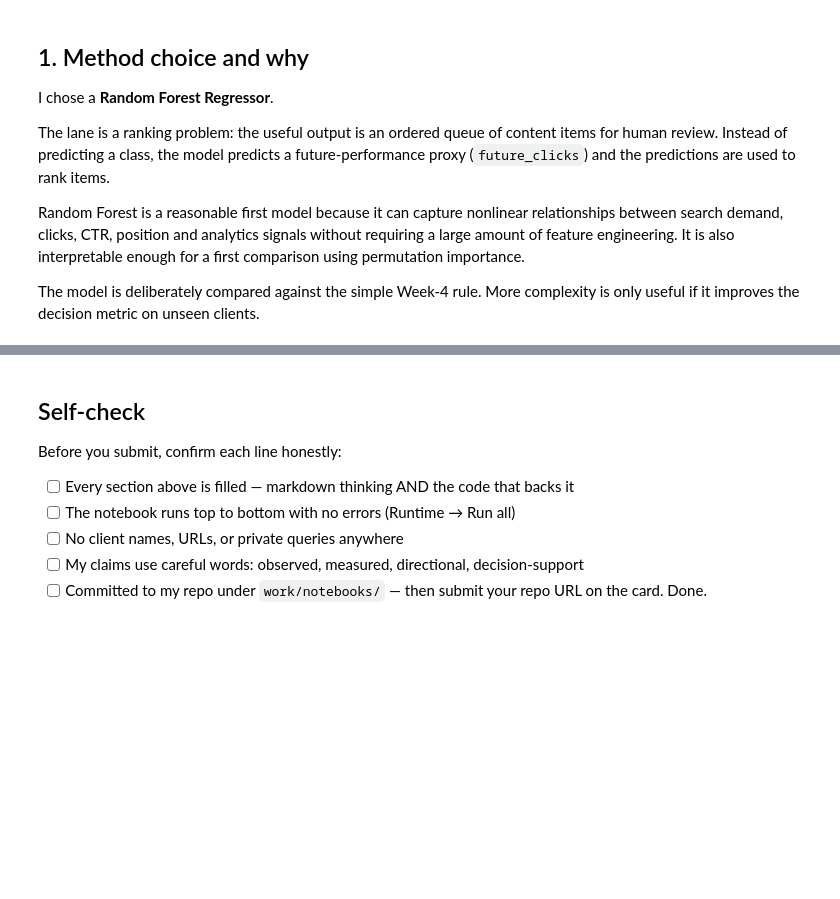
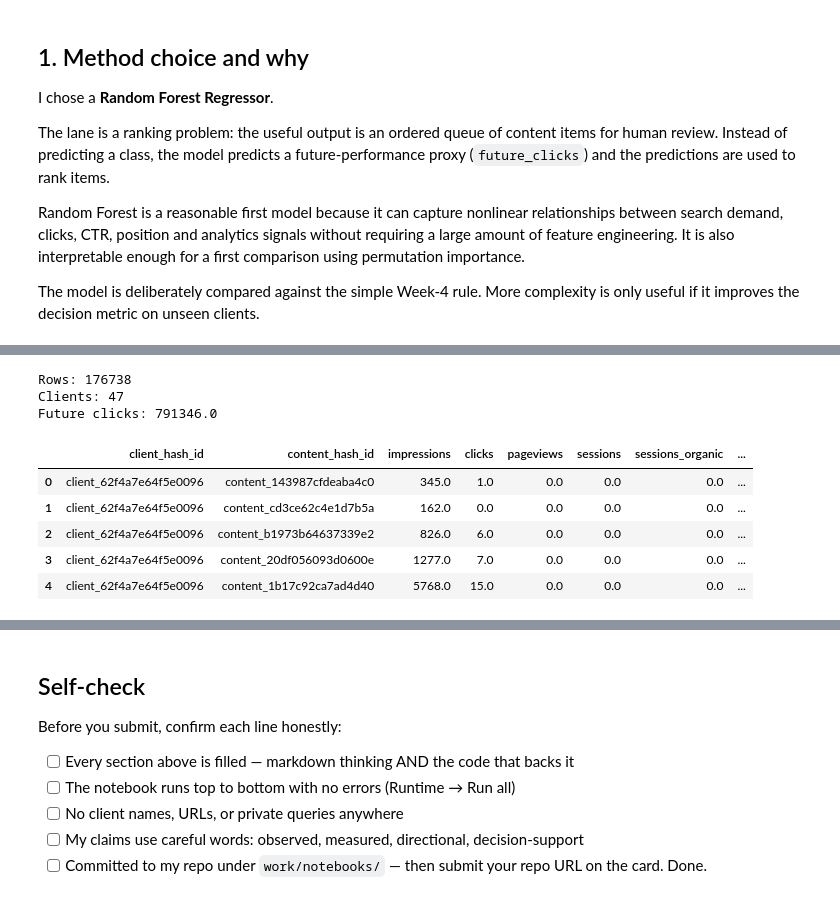
Before and after one commit to zainmatloob-cyber/ML-INTERN, a Jupyter notebook: work/notebooks/w05_model.ipynb, the cells around one changed output, grey strips where cells are left out. Drawn from its saved outputs; the diff is of its cells as text; code cells hidden in the pictures; blank space fills up the shorter version.

```diff
--- a/work/notebooks/w05_model.ipynb
+++ b/work/notebooks/w05_model.ipynb
@@ -63,0 +66,67 @@ ModuleNotFoundError: No module named 'sklearn'
+# %%
+# Build one row per client-content pair.
+# March = features available at the decision moment.
+# April = future outcome used only for evaluation.
+
+feature_query = f'''
+WITH march AS (
+    SELECT
+        client_hash_id,
+        content_hash_id,
+        SUM(gsc_impressions) AS impressions,
+        SUM(gsc_clicks) AS clicks,
+        SUM(ga4_pageviews) AS pageviews,
+        SUM(ga4_sessions) AS sessions,
+        SUM(sessions_organic) AS sessions_organic,
+        SUM(sessions_direct) AS sessions_direct,
+        SUM(sessions_referral) AS sessions_referral,
+        SUM(sessions_social) AS sessions_social,
+        SUM(sessions_paid) AS sessions_paid,
+        SUM(sessions_ai) AS sessions_ai,
+        SUM(scroll_events) AS scroll_events,
+        AVG(CASE WHEN gsc_avg_position > 0 THEN gsc_avg_position END) AS avg_position
+    FROM read_parquet('{march_path}')
+    WHERE gsc_data_available IS TRUE
+    GROUP BY 1,2
+),
+april AS (
+    SELECT
+        client_hash_id,
+        content_hash_id,
+        SUM(gsc_clicks) AS future_clicks
+    FROM read_parquet('{april_path}')
+    WHERE gsc_data_available IS TRUE
+    GROUP BY 1,2
+)
+SELECT
+    m.*,
+    COALESCE(a.future_clicks, 0) AS future_clicks
+FROM march m
+LEFT JOIN april a
+    ON m.client_hash_id = a.client_hash_id
+   AND m.content_hash_id = a.content_hash_id
+WHERE m.impressions > 0
+'''
+
+data = con.sql(feature_query).df()
+
+data["ctr_pct"] = 100.0 * data["clicks"] / data["impressions"].replace(0, np.nan)
+data["pageviews_per_session"] = data["pageviews"] / data["sessions"].replace(0, np.nan)
+
+data = data.replace([np.inf, -np.inf], np.nan)
+data = data.fillna(0)
+
+print("Rows:", len(data))
+print("Clients:", data["client_hash_id"].nunique())
+print("Future clicks:", data["future_clicks"].sum())
+data.head()
+# %% [output]
+Rows: 176738
+Clients: 47
+Future clicks: 791346.0
+|  | client_hash_id | content_hash_id | impressions | clicks | pageviews | sessions | sessions_organic | ... |
+| 0 | client_62f4a7e64f5e0096 | content_143987cfdeaba4c0 | 345.0 | 1.0 | 0.0 | 0.0 | 0.0 | ... |
+| 1 | client_62f4a7e64f5e0096 | content_cd3ce62c4e1d7b5a | 162.0 | 0.0 | 0.0 | 0.0 | 0.0 | ... |
+| 2 | client_62f4a7e64f5e0096 | content_b1973b64637339e2 | 826.0 | 6.0 | 0.0 | 0.0 | 0.0 | ... |
+| 3 | client_62f4a7e64f5e0096 | content_20df056093d0600e | 1277.0 | 7.0 | 0.0 | 0.0 | 0.0 | ... |
+| 4 | client_62f4a7e64f5e0096 | content_1b17c92ca7ad4d40 | 5768.0 | 15.0 | 0.0 | 0.0 | 0.0 | ... |
```
Also changed, not shown: parts of 16 cells of this notebook.
